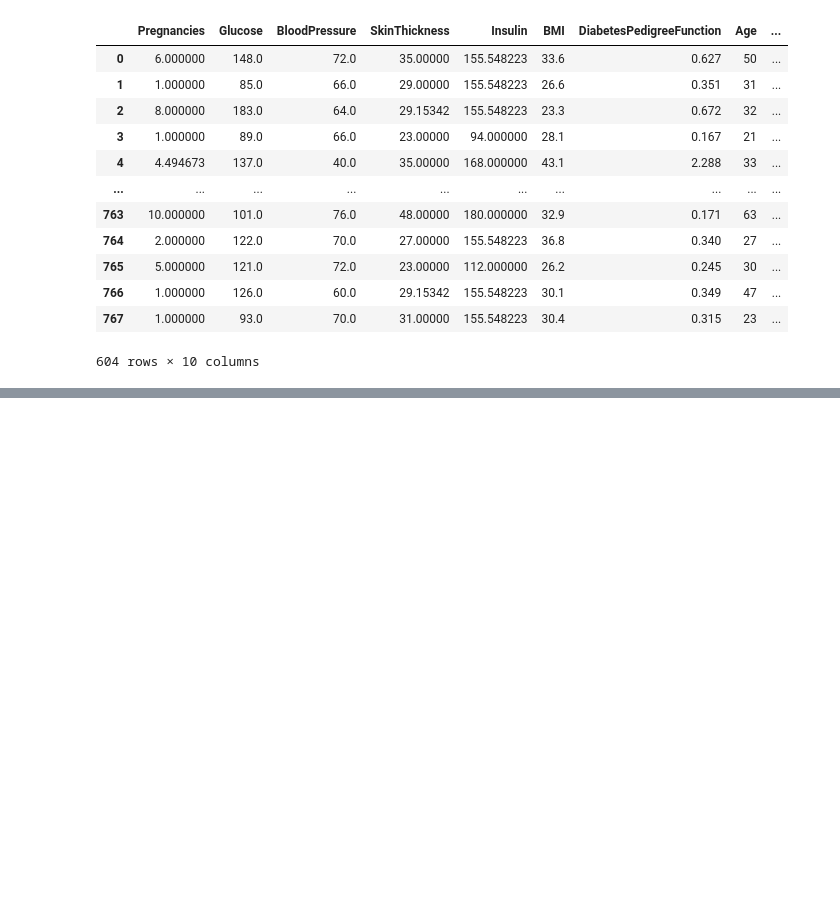
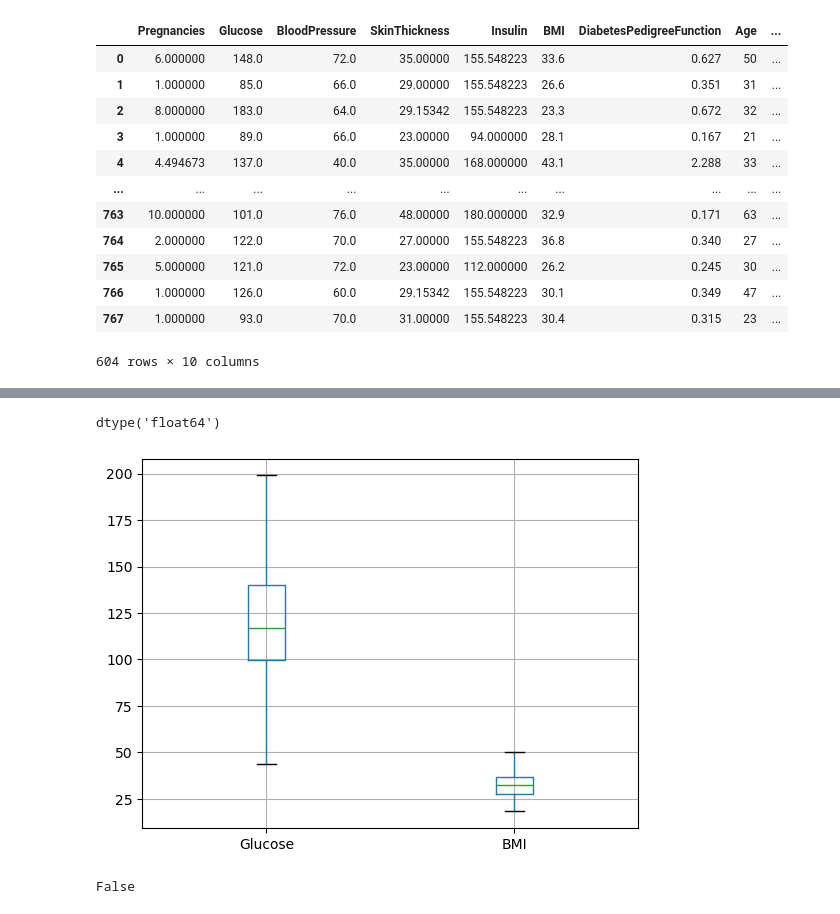
Before and after one commit to FarhanaSuci/DataMiningLab, a Jupyter notebook: Rough.ipynb, the cells around one changed output, grey strips where cells are left out. Drawn from its saved outputs; the diff is of its cells as text; code cells hidden in the pictures; blank space fills up the shorter version.

```diff
--- a/Rough.ipynb
+++ b/Rough.ipynb
@@ -1078,0 +1185,13 @@ no_outlier
+# %%
+data2.Glucose.dtypes
+# %% [output]
+dtype('float64')
+# %%
+data2.boxplot(column=['Glucose','BMI'])
+plt.show()
+# %% [output]
+[figure, added]
+# %%
+data2.isnull().values.any()
+# %% [output]
+False
```
Also changed, not shown: parts of 50 cells of this notebook, 1 other file.
